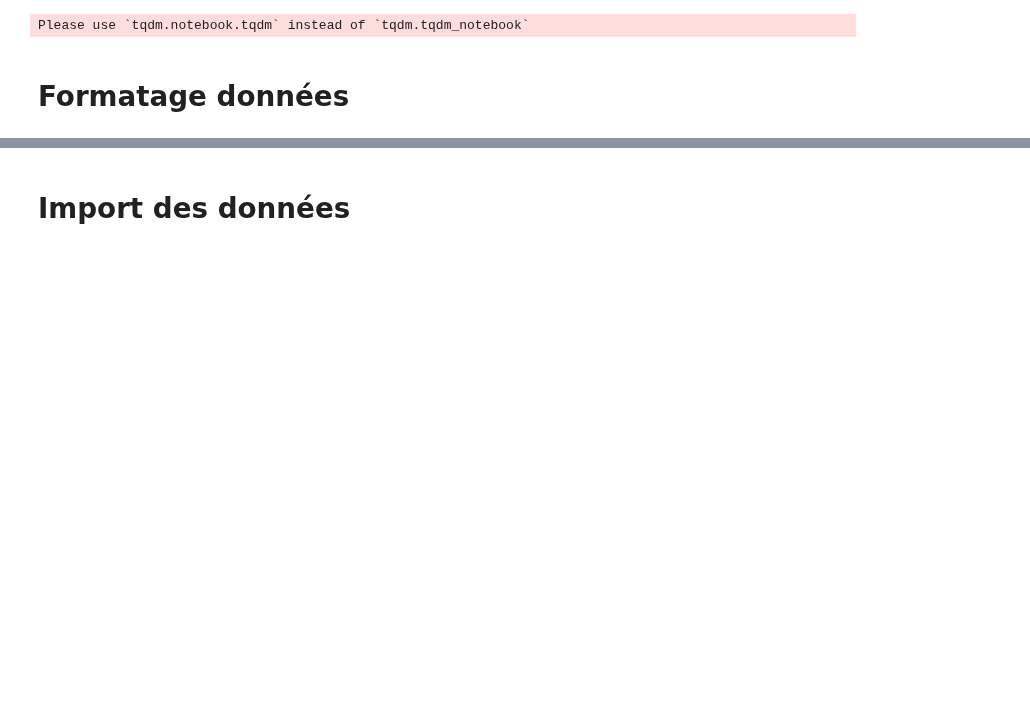
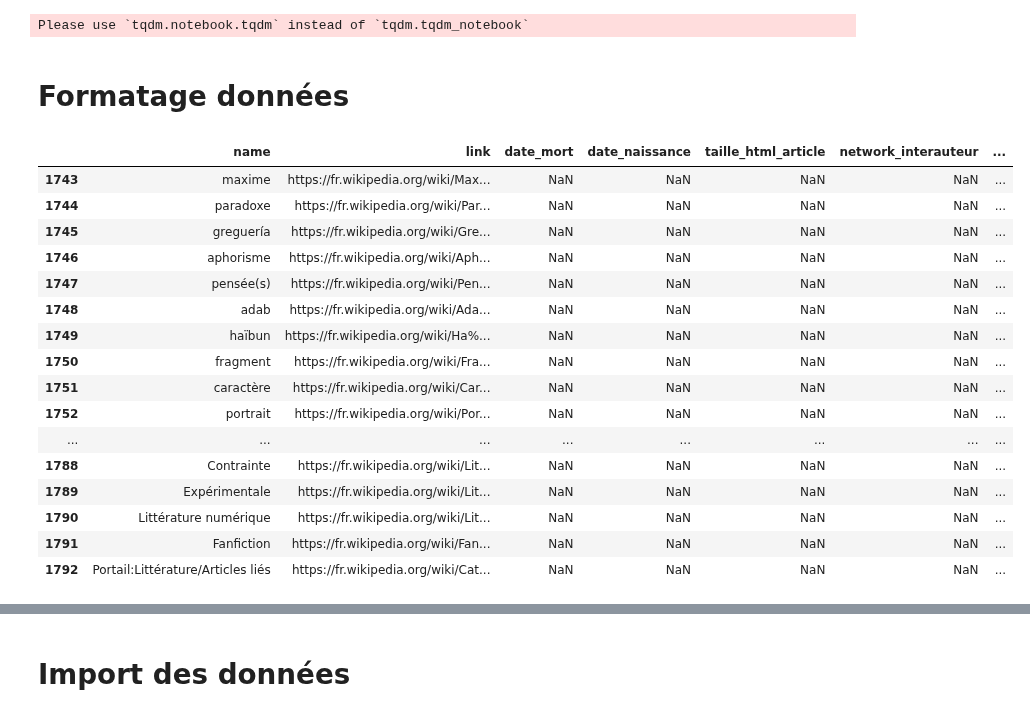
Before and after one commit to ChabiMax/author_network, a Jupyter notebook: Scraping propre.ipynb, the cells around one changed output, grey strips where cells are left out. Cells and saved outputs as stored; diff of their text form; code cells hidden in the pictures; blank space fills up the shorter version.

```diff
--- a/Scraping propre.ipynb
+++ b/Scraping propre.ipynb
@@ -54,7 +53,7 @@ for link in links: # Boucle sur les hyperliens récupérés
     if not any(char.isdigit() for char in string) :
       if serie == 2 :
         serie = 0
-        date_mort = 2025
+        date_mort = None
         dictionary[id] = {'name' : name, 'link' : author_link, 'date_mort' : date_mort, 'date_naissance' : date_naissance}
       serie = serie+1
       id = id+1
@@ -214,8 +213,8 @@ for key_genre in raw_data1.keys() :
 
 for key_genre in raw_data1.keys() :
   if raw_data1[key_genre]['type'] == 'genre' :
-    raw_data1[key_genre]['debut_genre'] = min([raw_data1[auteur]['date_naissance'] for auteur in raw_data1 if raw_data1[auteur]['type'] == 'auteur'] + [0])
-    raw_data1[key_genre]['fin_genre'] = max([raw_data1[auteur]['date_mort'] for auteur in raw_data1 if raw_data1[auteur]['type'] == 'auteur'] + [9999])
+    raw_data1[key_genre]['debut_genre'] = min([raw_data1[auteur]['date_naissance'] for auteur in raw_data1 if raw_data1[auteur]['type'] == 'auteur' and key_genre in raw_data1[auteur]['genres_mentionnes']] + [9999])
+    raw_data1[key_genre]['fin_genre'] = max([raw_data1[auteur]['date_mort'] for auteur in raw_data1 if raw_data1[auteur]['type'] == 'auteur' and key_genre in raw_data1[auteur]['genres_mentionnes']] + [0])
 
 for key_auteur1 in raw_data1.keys() :
   if raw_data1[key_auteur1]['type'] == 'auteur' :
@@ -237,3 +236,24 @@ for key_auteur1 in raw_data1.keys() :
 
         except :
           pass
+# %%
+df = pd.DataFrame(raw_data1).T
+df.tail(50)
+# %% [output]
+|  | name | link | date_mort | date_naissance | taille_html_article | network_interauteur | ... |
+| 1743 | maxime | https://fr.wikipedia.org/wiki/Max... | NaN | NaN | NaN | NaN | ... |
+| 1744 | paradoxe | https://fr.wikipedia.org/wiki/Par... | NaN | NaN | NaN | NaN | ... |
+| 1745 | greguería | https://fr.wikipedia.org/wiki/Gre... | NaN | NaN | NaN | NaN | ... |
+| 1746 | aphorisme | https://fr.wikipedia.org/wiki/Aph... | NaN | NaN | NaN | NaN | ... |
+| 1747 | pensée(s) | https://fr.wikipedia.org/wiki/Pen... | NaN | NaN | NaN | NaN | ... |
+| 1748 | adab | https://fr.wikipedia.org/wiki/Ada... | NaN | NaN | NaN | NaN | ... |
+| 1749 | haïbun | https://fr.wikipedia.org/wiki/Ha%... | NaN | NaN | NaN | NaN | ... |
+| 1750 | fragment | https://fr.wikipedia.org/wiki/Fra... | NaN | NaN | NaN | NaN | ... |
+| 1751 | caractère | https://fr.wikipedia.org/wiki/Car... | NaN | NaN | NaN | NaN | ... |
+| 1752 | portrait | https://fr.wikipedia.org/wiki/Por... | NaN | NaN | NaN | NaN | ... |
+| ... | ... | ... | ... | ... | ... | ... | ... |
+| 1788 | Contrainte | https://fr.wikipedia.org/wiki/Lit... | NaN | NaN | NaN | NaN | ... |
+| 1789 | Expérimentale | https://fr.wikipedia.org/wiki/Lit... | NaN | NaN | NaN | NaN | ... |
+| 1790 | Littérature numérique | https://fr.wikipedia.org/wiki/Lit... | NaN | NaN | NaN | NaN | ... |
+| 1791 | Fanfiction | https://fr.wikipedia.org/wiki/Fan... | NaN | NaN | NaN | NaN | ... |
+| 1792 | Portail:Littérature/Articles liés | https://fr.wikipedia.org/wiki/Cat... | NaN | NaN | NaN | NaN | ... |
```
Also changed, not shown: parts of 3 cells of this notebook.
